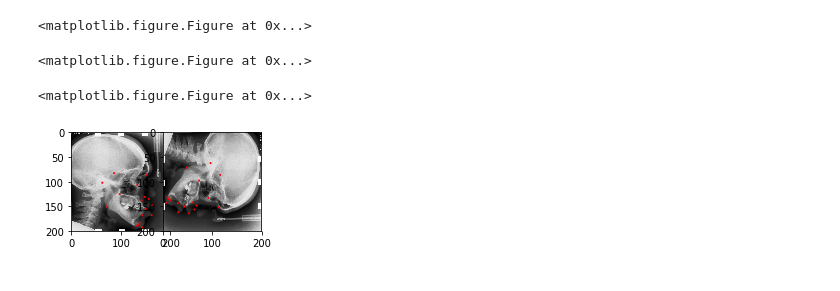
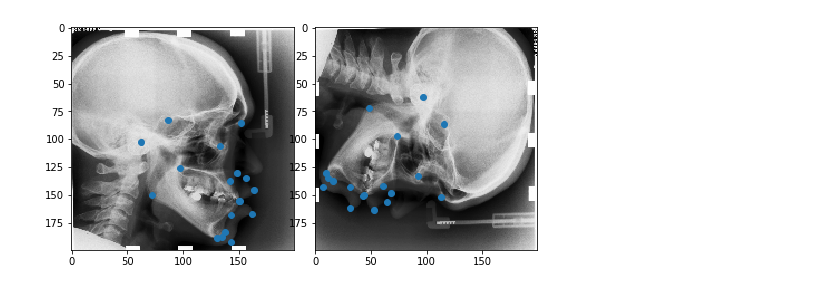
Before and after one commit to fronay/ceph_xray_keypoints, a Jupyter notebook: augster.ipynb, the cells around one changed output. Drawn from its saved outputs; the diff is of its cells as text; code cells hidden in the pictures.

```diff
--- a/augster.ipynb
+++ b/augster.ipynb
@@ -7,6 +7,8 @@ from imgaug import augmenters as iaa
 import numpy as np
 import matplotlib.pyplot as plt
 from skimage import io, transform
+import random
+
 # images = np.random.randint(0, 255, (16, 128, 128, 3), dtype=np.uint8)
 SAMPLE_PATH = "ceph_test_data/001.bmp"
 TXT_PATH = "ceph_test_data/001.txt"
@@ -32,47 +34,38 @@ def list_to_kp(coords_raw):
     kp = []
     for coord in coords_raw:
         kp.append(imgaug.Keypoint(x=coord[0], y=coord[1]))
     keypoints = imgaug.KeypointsOnImage(kp, shape=img.shape)
     return keypoints
 
 keypoints_on_images = [list_to_kp(coords_raw)]
 
-
 rs = iaa.Sequential([iaa.Scale({"height":200, "width":200})])
 rs_det = rs.to_deterministic()
-# seq = iaa.Sequential([iaa.Fliplr(1.0)])
-# seq = iaa.Sequential([iaa.Flipud(1.0)])
 seq = iaa.Sequential([iaa.Affine(rotate=90)])
 seq_det = seq.to_deterministic() # call this for each batch again, NOT only once at the start
 
 images_rs = rs_det.augment_images(img_dimmed)
 keypoints_rs = rs_det.augment_keypoints(keypoints_on_images)
 images_aug = seq_det.augment_images(images_rs)
 keypoints_aug = seq_det.augment_keypoints(keypoints_rs)
 
 fig = plt.figure()
 
-# plt.rcParams["figure.figsize"] = [16,9]
+plt.rcParams["figure.figsize"] = [16,9]
 ax1 = fig.add_subplot(2, 2, 1)
 ax2 = fig.add_subplot(2, 1, 1)
+
 ax1.imshow(images_rs[0], cmap="gray")
 ax2.imshow(images_aug[0], cmap="gray")
 
 k_orig = kp_to_list(keypoints_rs[0].keypoints)
 k_aug = kp_to_list(keypoints_aug[0].keypoints)
 
-for c in k_orig:
-    ax1.add_patch(plt.Circle(c, 1, color='r'))
-
-for c in k_aug:
-    ax2.add_patch(plt.Circle(c, 1, color='r'))
-
+ax1.scatter(*zip(*k_orig))
+ax2.scatter(*zip(*k_aug))
 plt.show()
 # %% [output]
-<matplotlib.figure.Figure at 0x...>
-<matplotlib.figure.Figure at 0x...>
-<matplotlib.figure.Figure at 0x...>
-[figure, old version]
+[figure, new version]
 # %%
 # okay, next:
 # transform to square
```
Also changed, not shown: parts of 2 cells of this notebook.
